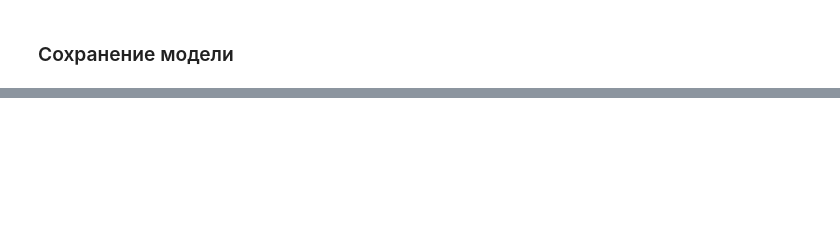
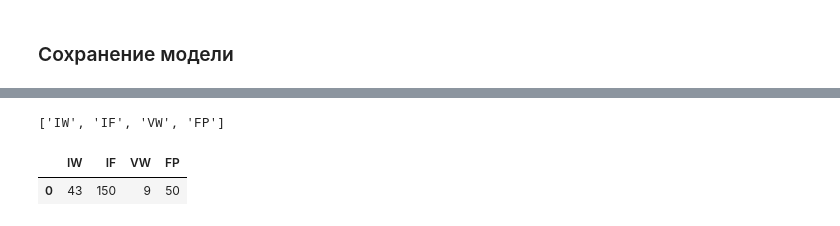
Before and after one commit to NickAReva/1_Case_Welding, a Jupyter notebook: notebook.ipynb, the cells around one changed output, grey strips where cells are left out. Saved outputs shown, nothing was run; the diff lists cells and outputs as text; code cells hidden in the pictures; blank space fills up the shorter version.

```diff
--- a/notebook.ipynb
+++ b/notebook.ipynb
@@ -244,0 +147,4 @@ Name: Width, Length: 72, dtype: float64
+# %%
+# разделим датасет на входные переменные Х и две выходные переменные
+X = raw_df.drop({'Depth', 'Width'}, axis=1)
+y = raw_df[['Depth', 'Width']]
@@ -244,0 +187,3 @@ Name: Width, Length: 72, dtype: float64
+# %%
+X_train_val, X_test, y_train_val, y_test = train_test_split(X, y, test_size=.15, random_state = 1)
+X_train, X_val, y_train, y_val = train_test_split(X_train_val, y_train_val, test_size=0.15, random_state=1)
@@ -246,0 +344,14 @@ Name: Width, Length: 72, dtype: float64
+# %%
+cols = X_test.iloc[[1]].columns
+cols = list(cols)
+cols
+# %% [output]
+['IW', 'IF', 'VW', 'FP']
+# %%
+a = [43, 150, 9, 50]
+an = np.array(a).T
+ex = pd.DataFrame([a], columns = cols)
+ex
+# %% [output]
+|  | IW | IF | VW | FP |
+| 0 | 43 | 150 | 9 | 50 |
```
Also changed, not shown: parts of 54 cells of this notebook, 6 other files.
